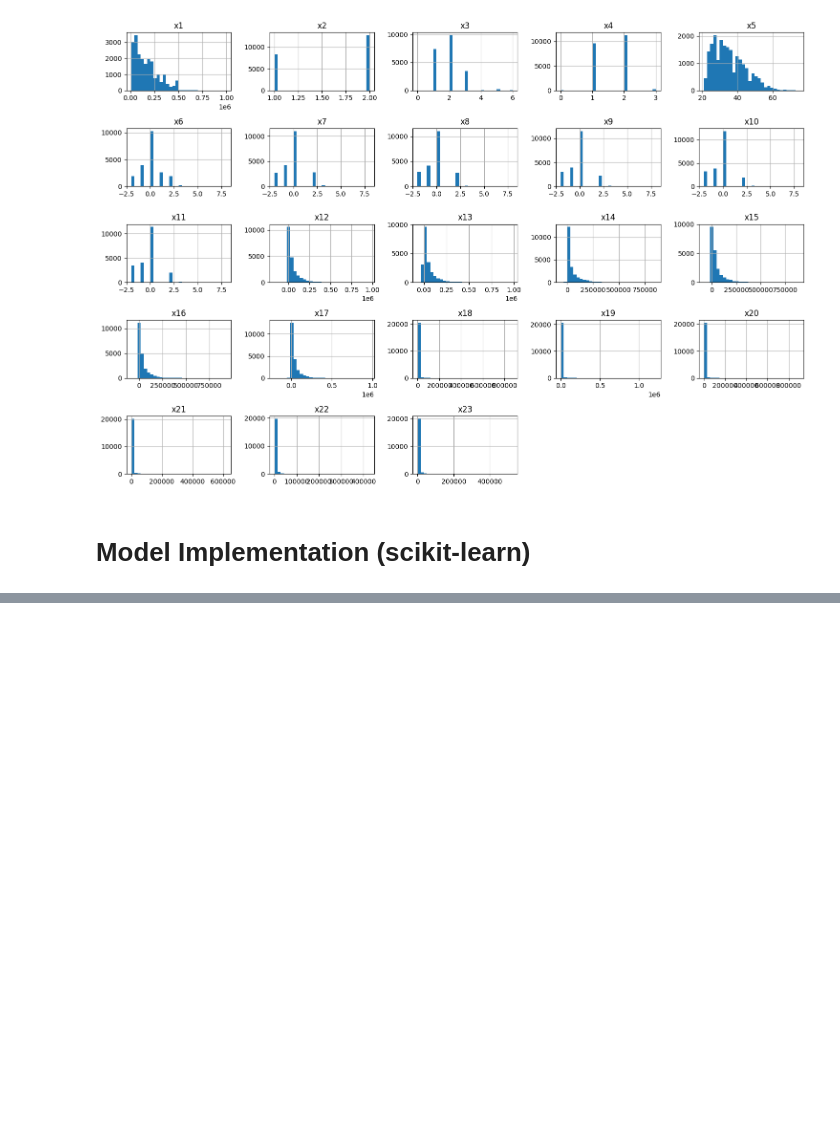
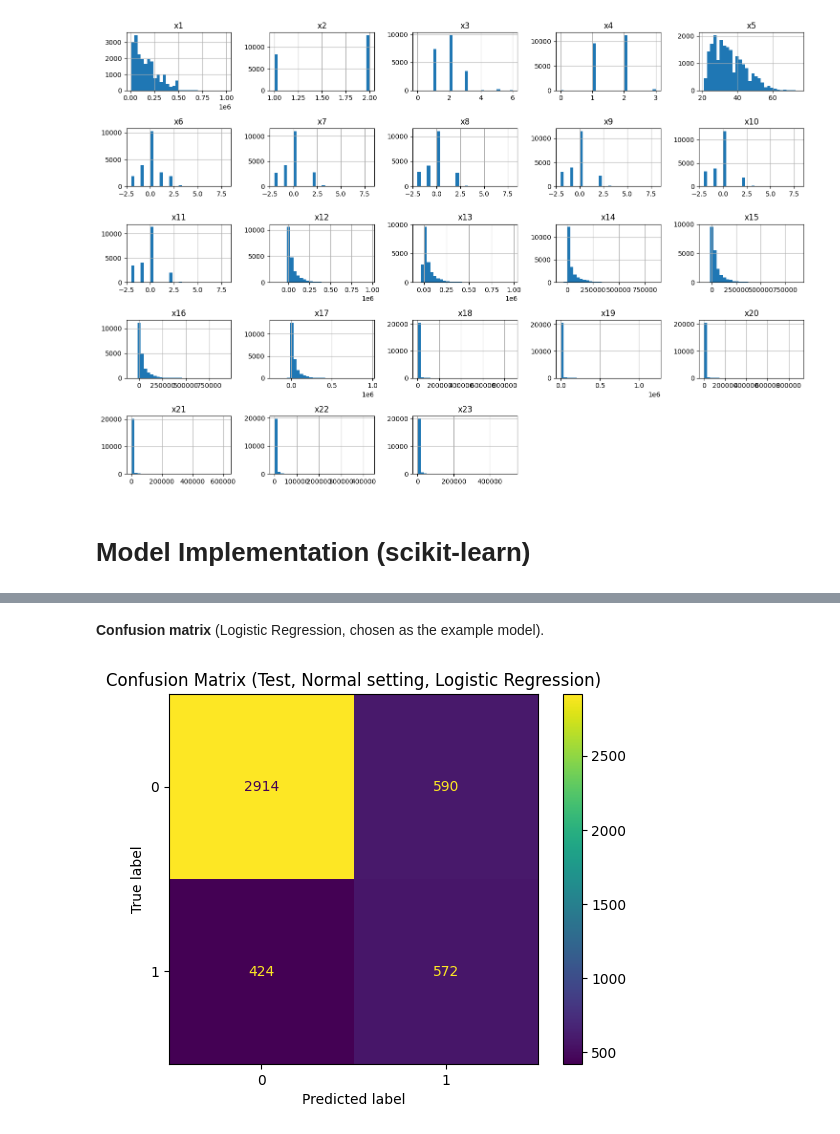
Before and after one commit to alexchu14/credit-default-prediction, a Jupyter notebook: notebooks/baseline.ipynb, the cells around one changed output, grey strips where cells are left out. Saved outputs shown, nothing was run; the diff lists cells and outputs as text; code cells hidden in the pictures; blank space fills up the shorter version.

Commit message:
refactor(baseline): trim notebook to model implementation cells from src/

```diff
--- a/notebooks/baseline.ipynb
+++ b/notebooks/baseline.ipynb
@@ -382,0 +98,2 @@ Tuning  (SMOTE)  : Multi-Layer Perceptron...
+# %%
+baseline = run_baseline_pipeline()
@@ -382,0 +131,12 @@ Tuning  (SMOTE)  : Multi-Layer Perceptron...
+# %% [markdown]
+**Confusion matrix** (Logistic Regression, chosen as the
+example model).
+# %%
+plot_confusion_matrix(
+    baseline["best_models"]["Logistic Regression"],
+    baseline["X_test_scaled"],
+    baseline["y_test"],
+    title="Confusion Matrix (Test, Normal setting, Logistic Regression)",
+)
+# %% [output]
+[figure, added]
```
Also changed, not shown: parts of 29 cells of this notebook, 1 other file.
